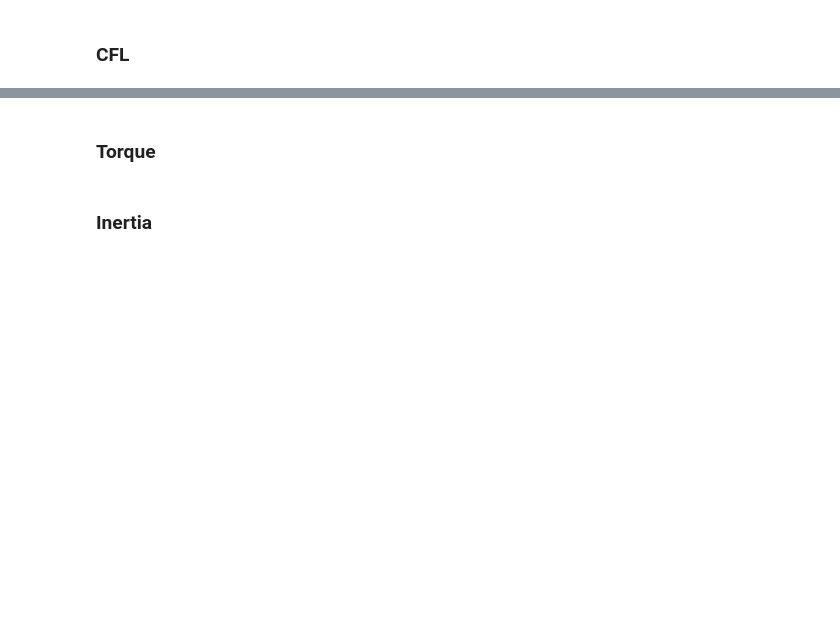
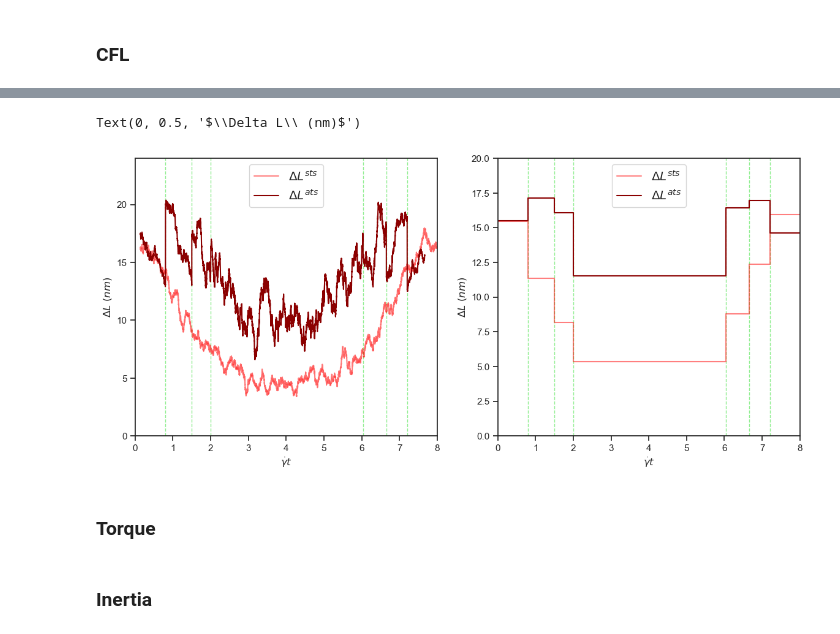
Before and after one commit to gary89git/data_processing, a Jupyter notebook: flip2-30.ipynb, the cells around one changed output, grey strips where cells are left out. Cells and saved outputs as stored; diff of their text form; code cells hidden in the pictures; blank space fills up the shorter version.

```diff
--- a/flip2-30.ipynb
+++ b/flip2-30.ipynb
@@ -660,40 +688,42 @@ for i in range(len(w3)):
 # %%
 sns.set_style("ticks") # darkgrid, whitegrid, dark, white, ticks
 sns.set_context("notebook") # paper, notebook, talk, poster
 fig = pl.figure(figsize=(14, 6), dpi=100)
 ax1 = fig.add_subplot(122)
 # ax1.plot([i for i in x_theta], J_omega, linestyle='--', markersize=1, color='cyan', linewidth=1, alpha=1, label=r'$\omega_J$')
 for i in range(len(pline)):
-    ax1.plot([pline[i]]*2, [0,6], color='lightgreen', linewidth=1, alpha=1, linestyle='--')
-ax1.plot(ttt_ave, [i*1000 for i in w_ave], marker='.', markersize=0.01, color='red', linewidth=1.5, alpha=0.5, label=r'$\Delta P^{sts}$')
-ax1.plot(ttt_ave, [i*1000 for i in www_ave], linestyle='-', color='darkred', linewidth=1.5, alpha=1, label=r'$\Delta P^{ats}$')
+    ax1.plot([pline[i]]*2, [0,25], color='lightgreen', linewidth=1, alpha=1, linestyle='--')
+ax1.plot(ttt_ave, [i*1000 for i in w_ave], marker='.', markersize=0.01, color='red', linewidth=1.5, alpha=0.5, label=r'$\Delta L^{sts}$')
+ax1.plot(ttt_ave, [i*1000 for i in www_ave], linestyle='-', color='darkred', linewidth=1.5, alpha=1, label=r'$\Delta L^{ats}$')
 
 # ax1.plot([0,15], [0,0], color='black', linewidth=1, alpha=0.5, linestyle='--')
 # ax1.plot(t_sts[w-1], func(t_sts[w-1], *popt), 'k--',)
 
-ax1.legend(loc=2, ncol=1, fontsize='large')
-ax1.set_xlim([0,8.5])
+ax1.legend(loc=9, ncol=1, fontsize='large')
+ax1.set_xlim([0,8])
 # ax1.set_xticks(range(0,3001,1000))
-ax1.set_ylim([0,6])
+ax1.set_ylim([0,20])
 # ax1.set_yticks([-1.8+i*0.2 for i in range(11)])
 # ax1.set_yticks([0,-np.pi/2,-np.pi])
 # ax1.set_yticklabels([0,r'$-\frac{\pi}{2}$',r'$-\pi$'])
 ax1.set_xlabel(r'$\dot\gamma t$')
-ax1.set_ylabel(r'$\Delta P\ (nm)$')
+ax1.set_ylabel(r'$\Delta L\ (nm)$')
 
 ax2 = fig.add_subplot(121)
 for i in range(len(pline)):
-    ax2.plot([pline[i]]*2, [0,6], color='lightgreen', linewidth=1, alpha=1, linestyle='--')
-ax2.plot(t_sts[w+400-2:], move_avg([-i*1.83*gamma*416 for i in w3],400), marker='.', markersize=0.01, color='red', linewidth=1.5, alpha=0.5, label=r'$\Delta P^{sts}$')
-ax2.plot(t_ats[1000-1:], [i*1000 for i in www_ats], linestyle='-', color='darkred', linewidth=1.5, alpha=1, label=r'$\Delta P^{ats}$')
+    ax2.plot([pline[i]]*2, [0,25], color='lightgreen', linewidth=1, alpha=1, linestyle='--')
+ax2.plot([i*gamma for i in t_sts[w-1:]], [i*1000 for i in www_sts], marker='.', markersize=0.01, color='red', linewidth=1.5, alpha=0.5, label=r'$\Delta L^{sts}$')
+ax2.plot([i*gamma for i in t_ats], [i*1000 for i in www_ats], linestyle='-', color='darkred', linewidth=1.5, alpha=1, label=r'$\Delta L^{ats}$')
 
-ax2.legend(loc=2, ncol=1, fontsize='large')
-ax2.set_xlim([0,8.5])
-ax2.set_ylim([0,6])
+ax2.legend(loc=9, ncol=1, fontsize='large')
+ax2.set_xlim([0,8])
+ax2.set_ylim([0,24])
 # ax2.set_xticks(range(0,3001,500))
 ax2.set_xlabel(r'$\dot\gamma t$')
-ax2.set_ylabel(r'$\Delta P\ (nm)$')
+ax2.set_ylabel(r'$\Delta L\ (nm)$')
 
 # fig.subplots_adjust(bottom=0.1, right=0.8, top=0.9, wspace = 0.2, hspace = 0.2)
 # fig.subplots_adjust(wspace = 0.3)
-fig.savefig('cfl.png', dpi=200, bbox_inches='tight')
+# %% [output]
+Text(0, 0.5, '$\\Delta L\\ (nm)$')
+[figure, added]
```
Also changed, not shown: parts of 16 cells of this notebook, 1 other file.
